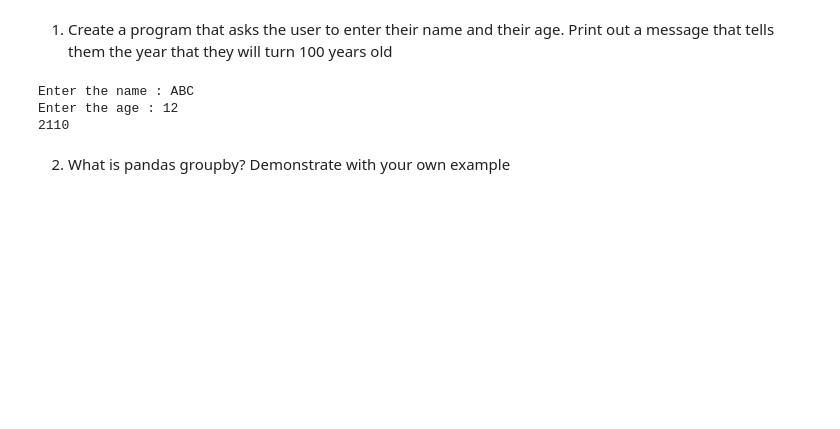
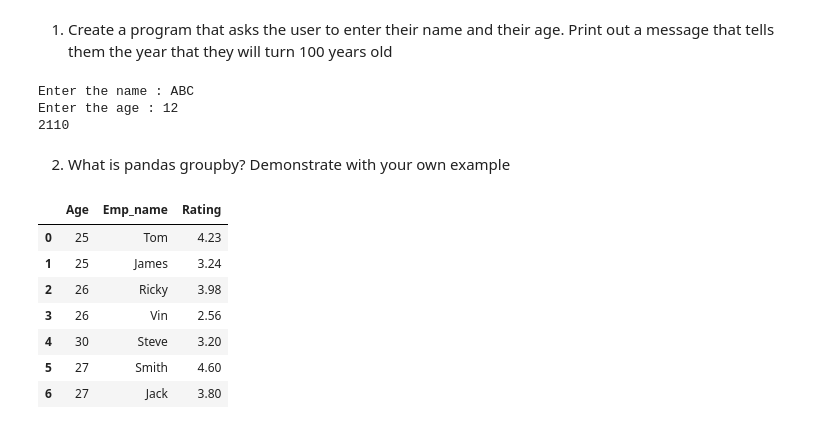
Before and after one commit to venkatesh-manikumar/Datascience-Assignments, a Jupyter notebook: Test.ipynb, the cells around one changed output. Drawn from its saved outputs; the diff is of its cells as text; code cells hidden in the pictures; blank space fills up the shorter version.

```diff
--- a/Test.ipynb
+++ b/Test.ipynb
@@ -19,0 +17,16 @@ Dict('name': ['A','B','C'])
+# %%
+import pandas as pd
+data={'Age':[25,25,26,26,30,27,27],
+      'Emp_name':['Tom','James','Ricky','Vin','Steve','Smith','Jack'],
+      'Rating':[4.23,3.24,3.98,2.56,3.20,4.60,3.80]}
+raw= pd.DataFrame(data)
+raw
+# %% [output]
+|  | Age | Emp_name | Rating |
+| 0 | 25 | Tom | 4.23 |
+| 1 | 25 | James | 3.24 |
+| 2 | 26 | Ricky | 3.98 |
+| 3 | 26 | Vin | 2.56 |
+| 4 | 30 | Steve | 3.20 |
+| 5 | 27 | Smith | 4.60 |
+| 6 | 27 | Jack | 3.80 |
```
Also changed, not shown: parts of 9 cells of this notebook.
